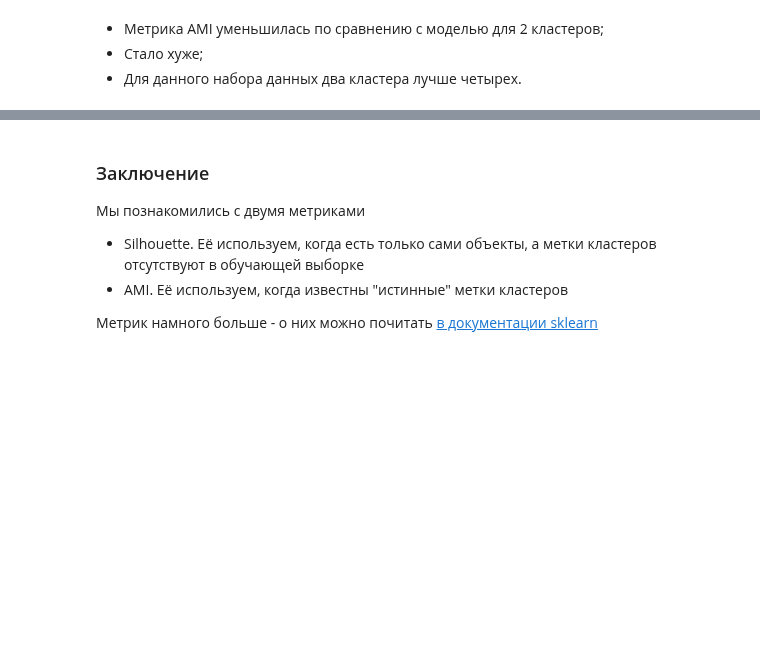
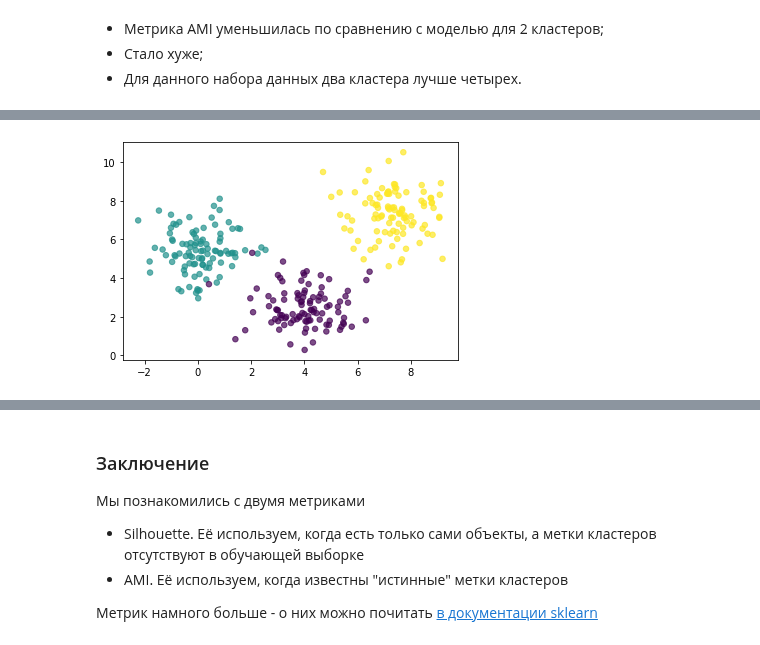
Before and after one commit to larinsi/DS0P, a Jupyter notebook: Machine_learning_Entry_level/07_ML_Clustering/jun_ml_7_hw_6.ipynb, the cells around one changed output, grey strips where cells are left out. Drawn from its saved outputs; the diff is of its cells as text; code cells hidden in the pictures; blank space fills up the shorter version.

```diff
--- a/Machine_learning_Entry_level/07_ML_Clustering/jun_ml_7_hw_6.ipynb
+++ b/Machine_learning_Entry_level/07_ML_Clustering/jun_ml_7_hw_6.ipynb
@@ -59,0 +58,11 @@ print(f'Качество кластеризации по метрике AMI: {sc
+# %%
+import pandas as pd
+import matplotlib.pyplot as plt
+%matplotlib inline
+
+df_clustering = pd.read_csv('7.10_clustering_hw.csv')
+
+plt.scatter(df_clustering.x1, df_clustering.x2, s=30, c=df_clustering.y, alpha=0.7)
+plt.show()
+# %% [output]
+[figure, added]
```
Also changed, not shown: parts of 6 cells of this notebook.
